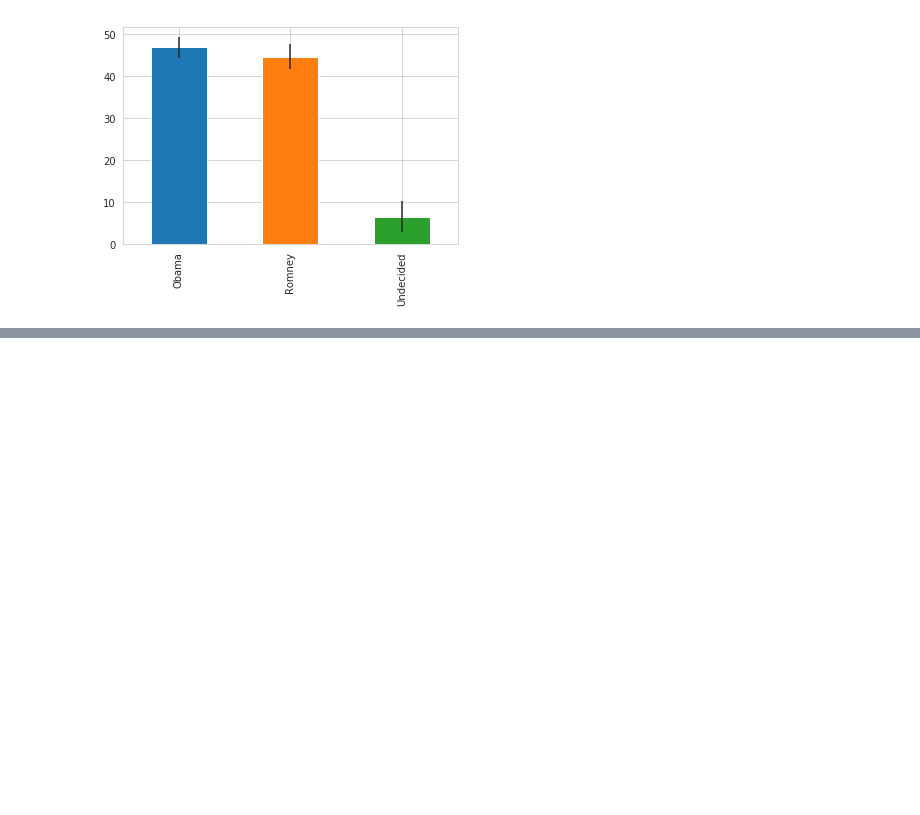
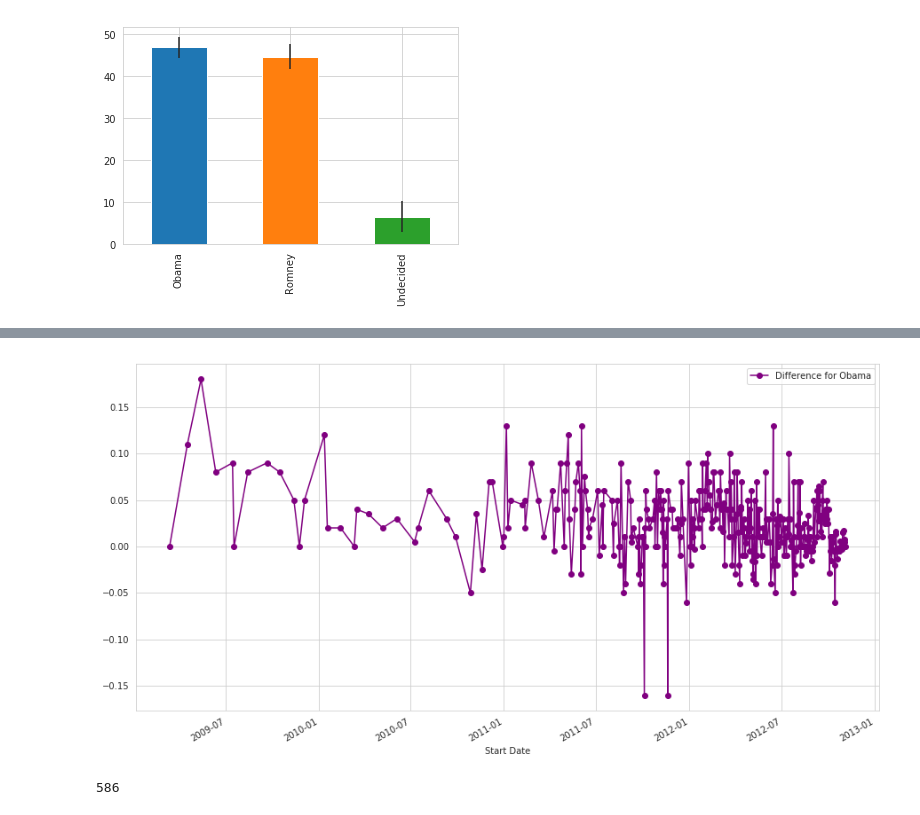
Before and after one commit to easypanda/Udemy, a Jupyter notebook: Python for Data Analysis and visualization/Election analysis - Polls and donors.ipynb, the cells around one changed output, grey strips where cells are left out. Saved outputs shown, nothing was run; the diff lists cells and outputs as text; code cells hidden in the pictures; blank space fills up the shorter version.

```diff
--- a/Python for Data Analysis and visualization/Election analysis - Polls and donors.ipynb
+++ b/Python for Data Analysis and visualization/Election analysis - Polls and donors.ipynb
@@ -108,0 +152,10 @@ avg.plot(yerr = std,kind = "bar", legend = False)
+# %%
+poll_df_groupby = poll_df.groupby("Start Date").mean()
+# %%
+poll_df_groupby.reset_index(drop=False,inplace=True)
+# %%
+poll_df_groupby['Start Date'] = pd.to_datetime(poll_df_groupby['Start Date'])
+# %%
+fig = poll_df_groupby.plot("Start Date","Difference for Obama",color = "purple",marker = "o", figsize = (15,8),linestyle = "-")
+# %% [output]
+[figure, added]
@@ -108,0 +164,4 @@ avg.plot(yerr = std,kind = "bar", legend = False)
+# %%
+len(poll_df['Start Date'])
+# %% [output]
+586
```
Also changed, not shown: parts of 16 cells of this notebook.
